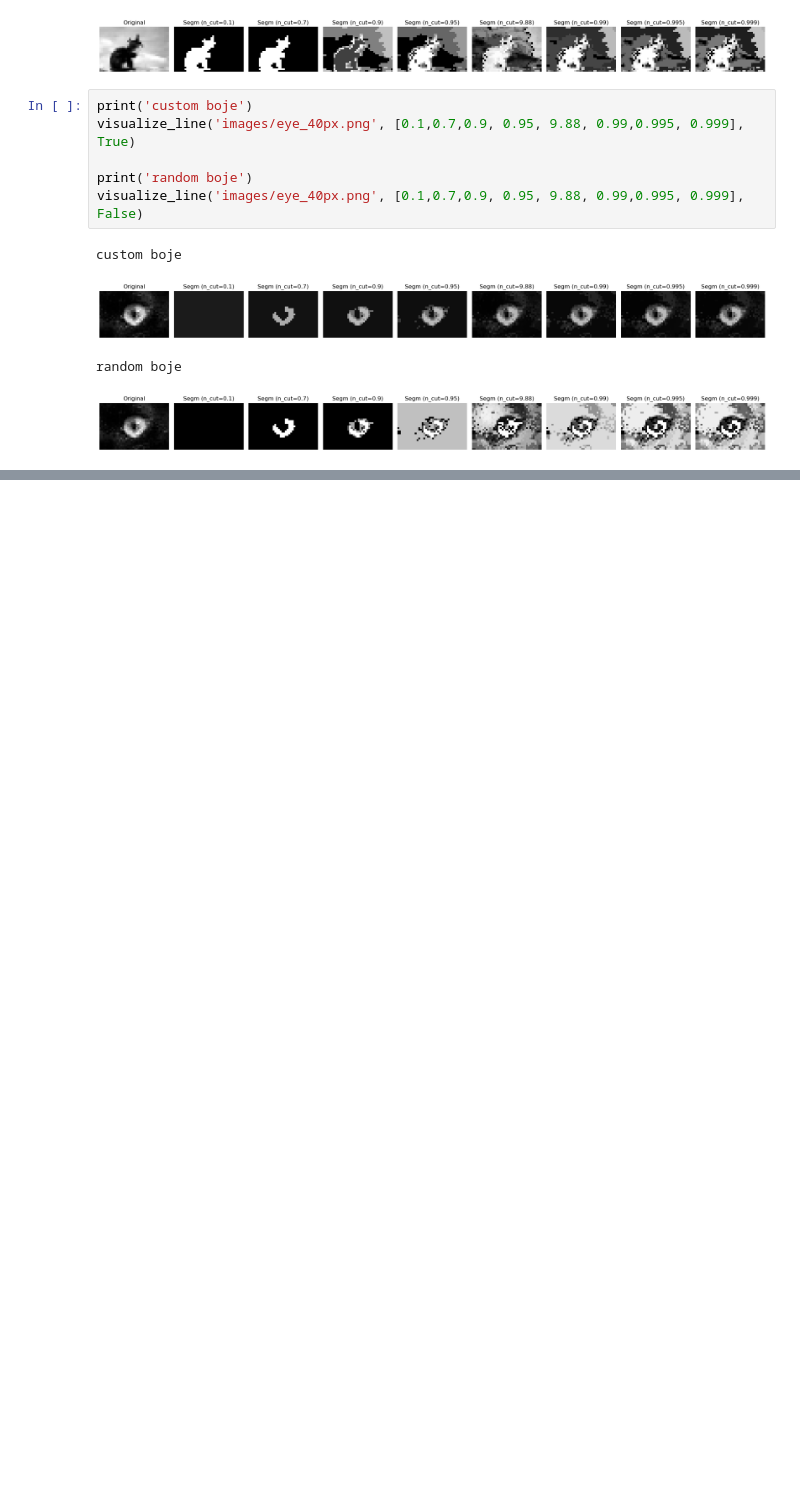
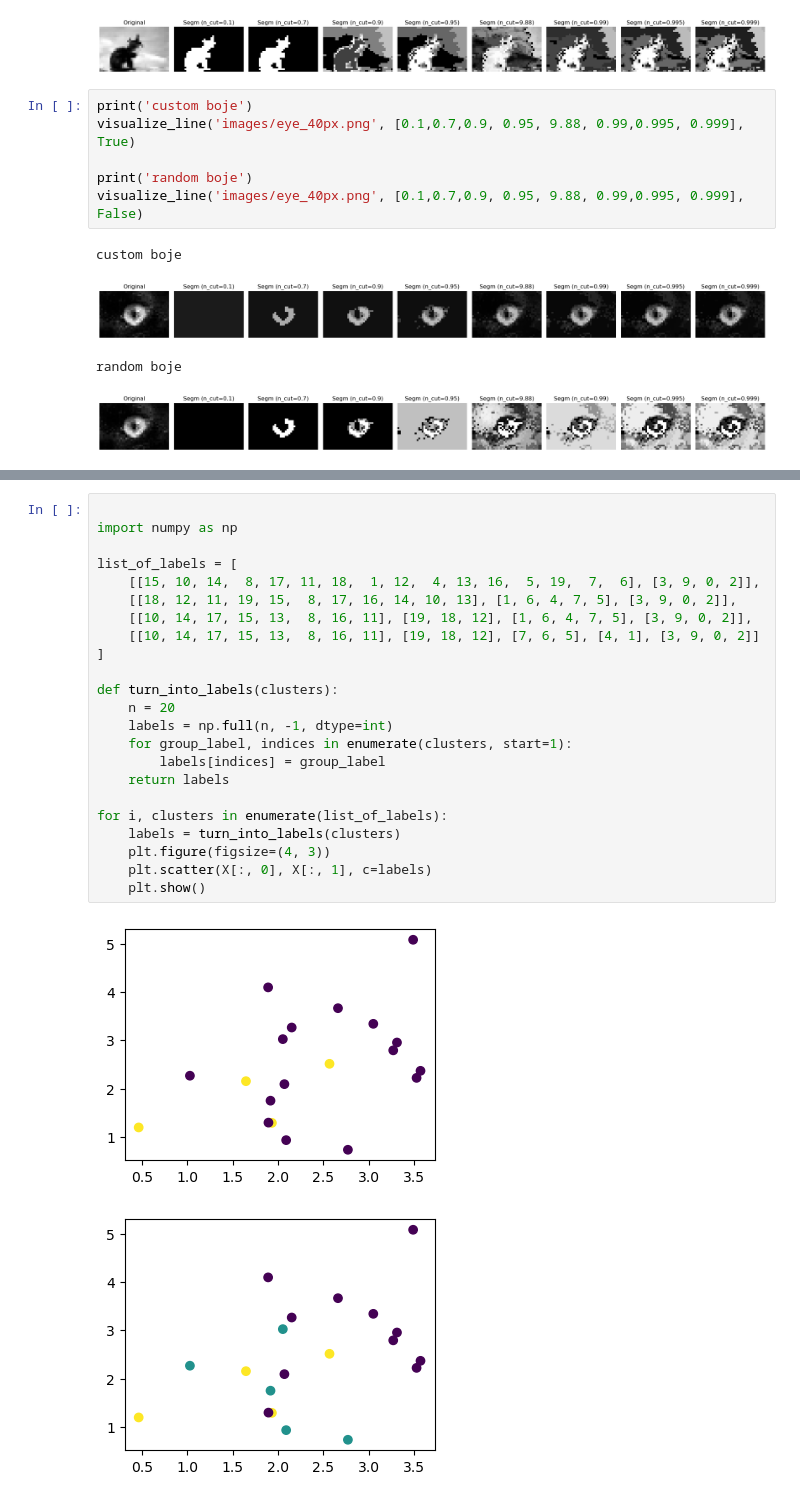
Before and after one commit to antoniamstr1/diplomski_rad, a Jupyter notebook: SM.ipynb, the cells around one changed output, grey strips where cells are left out. Drawn from its saved outputs; the diff is of its cells as text; blank space fills up the shorter version.

```diff
--- a/SM.ipynb
+++ b/SM.ipynb
@@ -406,0 +478,26 @@ random boje
+# %%
+
+import numpy as np
+
+list_of_labels = [
+    [[15, 10, 14,  8, 17, 11, 18,  1, 12,  4, 13, 16,  5, 19,  7,  6], [3, 9, 0, 2]],
+    [[18, 12, 11, 19, 15,  8, 17, 16, 14, 10, 13], [1, 6, 4, 7, 5], [3, 9, 0, 2]],
+    [[10, 14, 17, 15, 13,  8, 16, 11], [19, 18, 12], [1, 6, 4, 7, 5], [3, 9, 0, 2]],
+    [[10, 14, 17, 15, 13,  8, 16, 11], [19, 18, 12], [7, 6, 5], [4, 1], [3, 9, 0, 2]]
+]
+
+def turn_into_labels(clusters):
+    n = 20
+    labels = np.full(n, -1, dtype=int)
+    for group_label, indices in enumerate(clusters, start=1):
+        labels[indices] = group_label
+    return labels
+
+for i, clusters in enumerate(list_of_labels):
+    labels = turn_into_labels(clusters)
+    plt.figure(figsize=(4, 3))
+    plt.scatter(X[:, 0], X[:, 1], c=labels)
+    plt.show()
+# %% [output]
+[figure, added]
+[figure, added]
```
Also changed, not shown: parts of 8 cells of this notebook, 33 other files.
